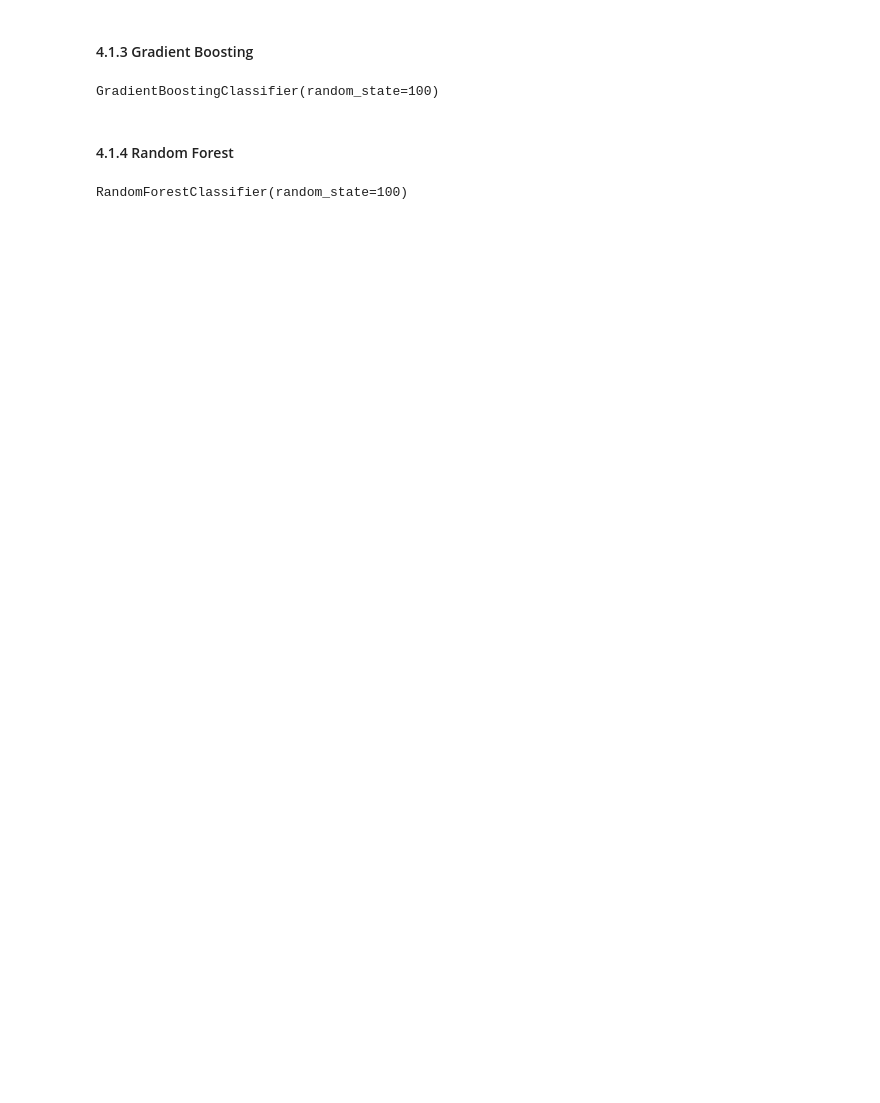
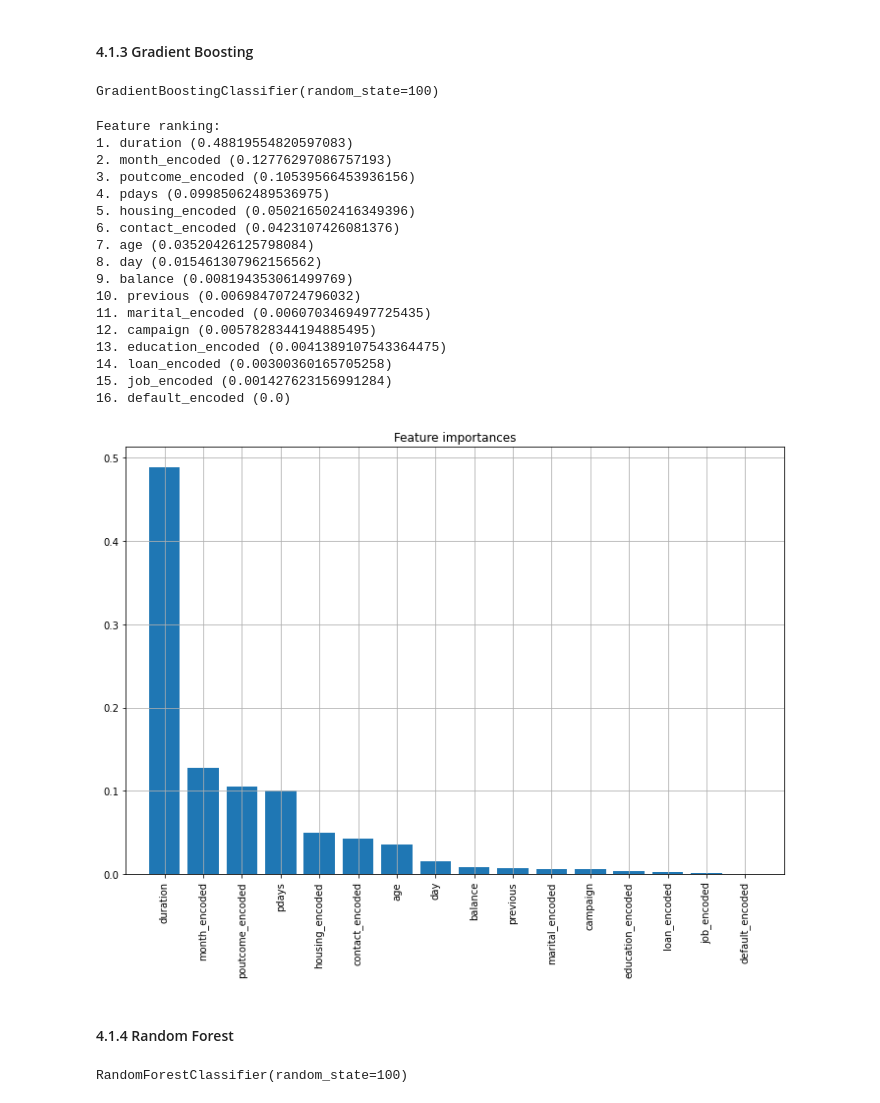
Before and after one commit to jjosorioc/Bank-Client-Attributes-and-Marketing-Outcomes, a Jupyter notebook: SupervisedLearning.ipynb, the cells around one changed output. Drawn from its saved outputs; the diff is of its cells as text; code cells hidden in the pictures; blank space fills up the shorter version.

```diff
--- a/SupervisedLearning.ipynb
+++ b/SupervisedLearning.ipynb
@@ -402,6 +476,44 @@ gbc = GradientBoostingClassifier(random_state=100)
 gbc.fit(X_train, y_train)
 # %% [output]
 GradientBoostingClassifier(random_state=100)
+# %%
+# Feature importances
+
+importances_gbc = gbc.feature_importances_
+indices_gbc = np.argsort(importances_gbc)[::-1]
+
+# Print the feature ranking
+print("Feature ranking:")
+for f in range(X_train.shape[1]):
+    print(f"{f + 1}. {X_train.columns[indices_gbc[f]]} ({importances_gbc[indices_gbc[f]]})")
+
+# plot the feature importances
+plt.figure(figsize=(12, 8))
+plt.title("Feature importances")
+plt.bar(range(X_train.shape[1]), importances_gbc[indices_gbc], align="center")
+plt.xticks(range(X_train.shape[1]), X_train.columns[indices_gbc], rotation=90)
+plt.xlim([-1, X_train.shape[1]])
+plt.grid(True)
+plt.show()
+# %% [output]
+Feature ranking:
+1. duration (0.48819554820597083)
+2. month_encoded (0.12776297086757193)
+3. poutcome_encoded (0.10539566453936156)
+4. pdays (0.09985062489536975)
+5. housing_encoded (0.050216502416349396)
+6. contact_encoded (0.0423107426081376)
+7. age (0.03520426125798084)
+8. day (0.015461307962156562)
+9. balance (0.008194353061499769)
+10. previous (0.00698470724796032)
+11. marital_encoded (0.0060703469497725435)
+12. campaign (0.0057828344194885495)
+13. education_encoded (0.0041389107543364475)
+14. loan_encoded (0.00300360165705258)
+15. job_encoded (0.001427623156991284)
+16. default_encoded (0.0)
+[figure, added]
 # %% [markdown]
 #### 4.1.4 Random Forest
 # %%
```
Also changed, not shown: parts of 19 cells of this notebook.
